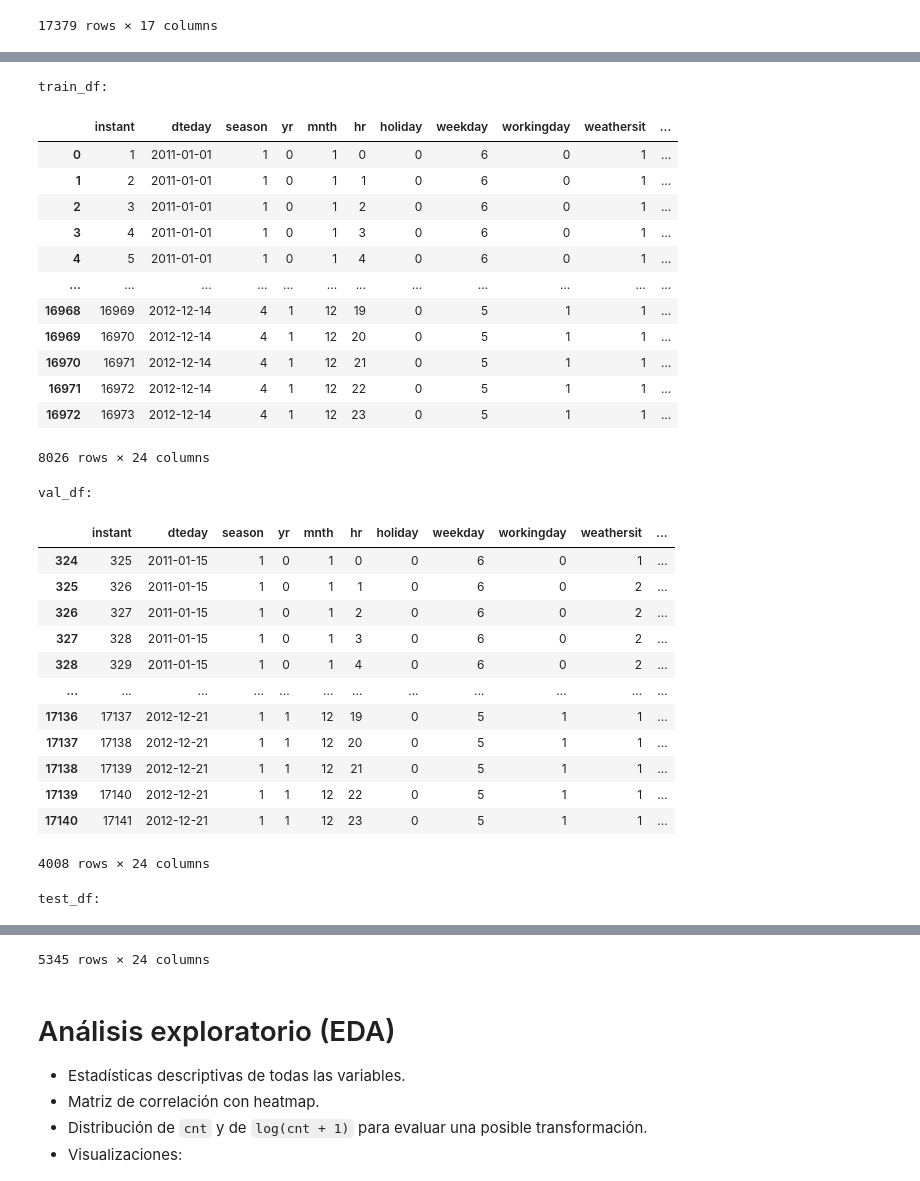
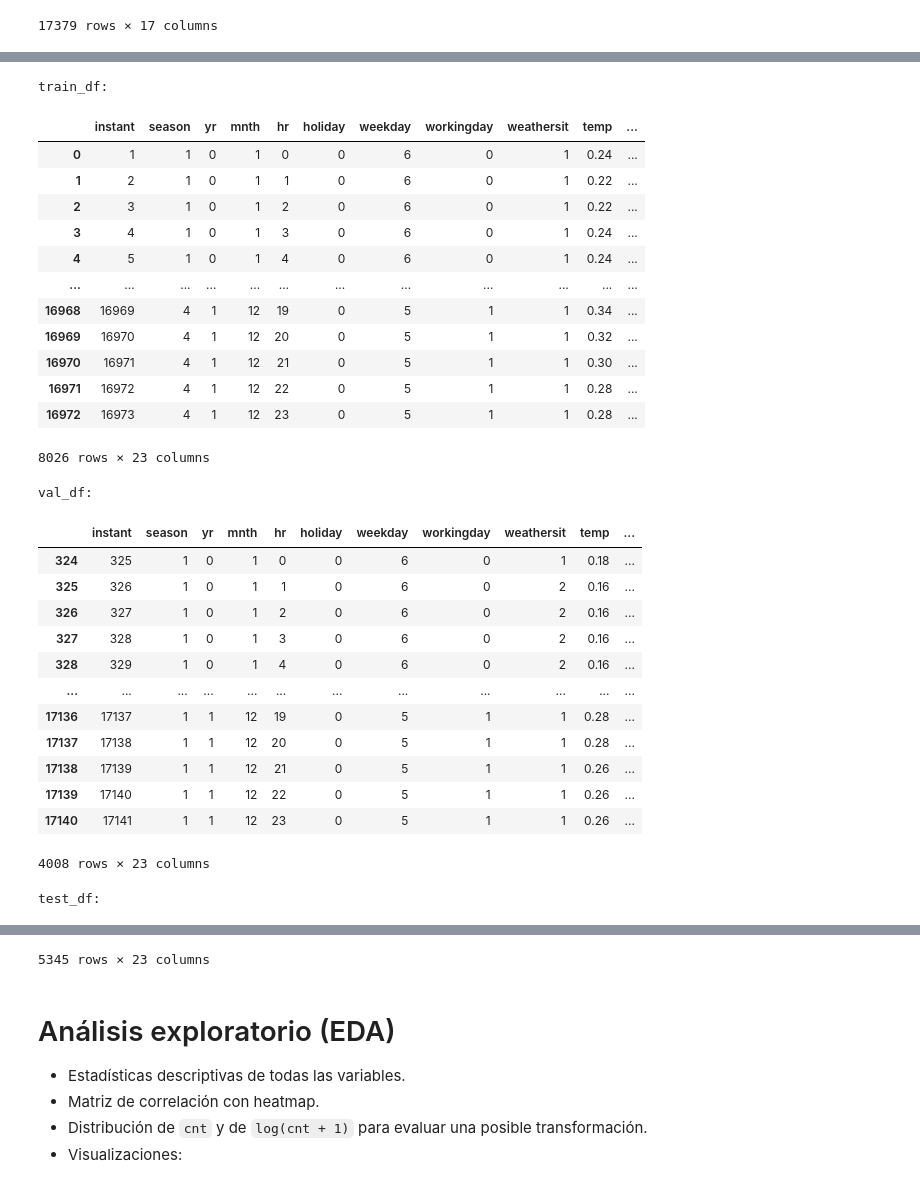
Before and after one commit to BaljeetTM/Tarea1_dataScience, a Jupyter notebook: Taller1.ipynb, the cells around one changed output, grey strips where cells are left out. Cells and saved outputs as stored; diff of their text form; code cells hidden in the pictures.

```diff
--- a/Taller1.ipynb
+++ b/Taller1.ipynb
@@ -78,16 +191,4 @@ Test head:
 # %%
-# === Extracción de características temporales ===
-# Desde 'dteday' (fecha) y 'hr' (hora), derivamos:
-# - hour: hora del día (0-23)
-# - dow: día de la semana (0=Lunes, 6=Domingo)
-# - month: mes (1-12)
-# - year: año (YYYY)
-# Variables derivadas:
-# - is_weekend: 1 si es sábado o domingo
-# - hour_category: {madrugada (0-5), mañana (6-11), tarde (12-17), noche (18-23)}
-# - is_rush_hour: 1 si es hora punta (7-9 y 17-19) EN días laborales (workingday==1)
-
-# Categoría de hora
 def _hour_bin(h):
     if 0 <= h <= 5:
         return 'madrugada'
@@ -97,65 +198,63 @@ def _hour_bin(h):
         return 'tarde'
     return 'noche'
 
-
-
-
 df['dow'] = df['dteday'].dt.weekday
 df['month'] = df['dteday'].dt.month
 df['year'] = df['dteday'].dt.year
-
 
 df['is_weekend'] = df['dow'].isin([5, 6]).astype(int)
 
 df['hour_category'] = df['hr'].apply(_hour_bin)
 
-# Hora punta (rush hour) en días laborales
 df['is_rush_hour'] = (
     ((df['hr'].between(7, 9)) | (df['hr'].between(17, 19))) & (df['workingday'] == 1)
 ).astype(int)
+
+df.drop(columns=['dteday'], inplace=True)
+train_df.drop(columns=['dteday'], inplace=True)
+val_df.drop(columns=['dteday'], inplace=True)
+test_df.drop(columns=['dteday'], inplace=True)
 
 cols_new = [ 'dow', 'month', 'year', 'is_weekend', 'hour_category', 'is_rush_hour']
 for c in cols_new:
     train_df[c] = df.loc[train_df.index, c]
     val_df[c] = df.loc[val_df.index, c]
     test_df[c] = df.loc[test_df.index, c]
 
 
 print('train_df: ')
 display(train_df)
 print('val_df: ')
 display(val_df)
 print('test_df: ')
 display(test_df)
-
-#creo que al hour_categori podriamos hacerlos numero con .encoder
 # %% [output]
 train_df:
-|  | instant | dteday | season | yr | mnth | hr | holiday | weekday | workingday | weathersit | ... |
-| 0 | 1 | 2011-01-01 | 1 | 0 | 1 | 0 | 0 | 6 | 0 | 1 | ... |
-| 1 | 2 | 2011-01-01 | 1 | 0 | 1 | 1 | 0 | 6 | 0 | 1 | ... |
-| 2 | 3 | 2011-01-01 | 1 | 0 | 1 | 2 | 0 | 6 | 0 | 1 | ... |
-| 3 | 4 | 2011-01-01 | 1 | 0 | 1 | 3 | 0 | 6 | 0 | 1 | ... |
-| 4 | 5 | 2011-01-01 | 1 | 0 | 1 | 4 | 0 | 6 | 0 | 1 | ... |
+|  | instant | season | yr | mnth | hr | holiday | weekday | workingday | weathersit | temp | ... |
+| 0 | 1 | 1 | 0 | 1 | 0 | 0 | 6 | 0 | 1 | 0.24 | ... |
+| 1 | 2 | 1 | 0 | 1 | 1 | 0 | 6 | 0 | 1 | 0.22 | ... |
+| 2 | 3 | 1 | 0 | 1 | 2 | 0 | 6 | 0 | 1 | 0.22 | ... |
+| 3 | 4 | 1 | 0 | 1 | 3 | 0 | 6 | 0 | 1 | 0.24 | ... |
+| 4 | 5 | 1 | 0 | 1 | 4 | 0 | 6 | 0 | 1 | 0.24 | ... |
 | ... | ... | ... | ... | ... | ... | ... | ... | ... | ... | ... | ... |
-| 16968 | 16969 | 2012-12-14 | 4 | 1 | 12 | 19 | 0 | 5 | 1 | 1 | ... |
-| 16969 | 16970 | 2012-12-14 | 4 | 1 | 12 | 20 | 0 | 5 | 1 | 1 | ... |
-| 16970 | 16971 | 2012-12-14 | 4 | 1 | 12 | 21 | 0 | 5 | 1 | 1 | ... |
-| 16971 | 16972 | 2012-12-14 | 4 | 1 | 12 | 22 | 0 | 5 | 1 | 1 | ... |
-| 16972 | 16973 | 2012-12-14 | 4 | 1 | 12 | 23 | 0 | 5 | 1 | 1 | ... |
+| 16968 | 16969 | 4 | 1 | 12 | 19 | 0 | 5 | 1 | 1 | 0.34 | ... |
+| 16969 | 16970 | 4 | 1 | 12 | 20 | 0 | 5 | 1 | 1 | 0.32 | ... |
+| 16970 | 16971 | 4 | 1 | 12 | 21 | 0 | 5 | 1 | 1 | 0.30 | ... |
+| 16971 | 16972 | 4 | 1 | 12 | 22 | 0 | 5 | 1 | 1 | 0.28 | ... |
+| 16972 | 16973 | 4 | 1 | 12 | 23 | 0 | 5 | 1 | 1 | 0.28 | ... |
-8026 rows × 24 columns
+8026 rows × 23 columns
 val_df:
-|  | instant | dteday | season | yr | mnth | hr | holiday | weekday | workingday | weathersit | ... |
-| 324 | 325 | 2011-01-15 | 1 | 0 | 1 | 0 | 0 | 6 | 0 | 1 | ... |
-| 325 | 326 | 2011-01-15 | 1 | 0 | 1 | 1 | 0 | 6 | 0 | 2 | ... |
-| 326 | 327 | 2011-01-15 | 1 | 0 | 1 | 2 | 0 | 6 | 0 | 2 | ... |
-| 327 | 328 | 2011-01-15 | 1 | 0 | 1 | 3 | 0 | 6 | 0 | 2 | ... |
-| 328 | 329 | 2011-01-15 | 1 | 0 | 1 | 4 | 0 | 6 | 0 | 2 | ... |
+|  | instant | season | yr | mnth | hr | holiday | weekday | workingday | weathersit | temp | ... |
+| 324 | 325 | 1 | 0 | 1 | 0 | 0 | 6 | 0 | 1 | 0.18 | ... |
+| 325 | 326 | 1 | 0 | 1 | 1 | 0 | 6 | 0 | 2 | 0.16 | ... |
+| 326 | 327 | 1 | 0 | 1 | 2 | 0 | 6 | 0 | 2 | 0.16 | ... |
+| 327 | 328 | 1 | 0 | 1 | 3 | 0 | 6 | 0 | 2 | 0.16 | ... |
+| 328 | 329 | 1 | 0 | 1 | 4 | 0 | 6 | 0 | 2 | 0.16 | ... |
 | ... | ... | ... | ... | ... | ... | ... | ... | ... | ... | ... | ... |
-| 17136 | 17137 | 2012-12-21 | 1 | 1 | 12 | 19 | 0 | 5 | 1 | 1 | ... |
-| 17137 | 17138 | 2012-12-21 | 1 | 1 | 12 | 20 | 0 | 5 | 1 | 1 | ... |
-| 17138 | 17139 | 2012-12-21 | 1 | 1 | 12 | 21 | 0 | 5 | 1 | 1 | ... |
-| 17139 | 17140 | 2012-12-21 | 1 | 1 | 12 | 22 | 0 | 5 | 1 | 1 | ... |
-| 17140 | 17141 | 2012-12-21 | 1 | 1 | 12 | 23 | 0 | 5 | 1 | 1 | ... |
+| 17136 | 17137 | 1 | 1 | 12 | 19 | 0 | 5 | 1 | 1 | 0.28 | ... |
+| 17137 | 17138 | 1 | 1 | 12 | 20 | 0 | 5 | 1 | 1 | 0.28 | ... |
+| 17138 | 17139 | 1 | 1 | 12 | 21 | 0 | 5 | 1 | 1 | 0.26 | ... |
+| 17139 | 17140 | 1 | 1 | 12 | 22 | 0 | 5 | 1 | 1 | 0.26 | ... |
+| 17140 | 17141 | 1 | 1 | 12 | 23 | 0 | 5 | 1 | 1 | 0.26 | ... |
-4008 rows × 24 columns
+4008 rows × 23 columns
 test_df:
@@ -174,4 +273,4 @@ test_df:
-5345 rows × 24 columns
+5345 rows × 23 columns
 # %% [markdown]
 # Análisis exploratorio (EDA)
 
```
Also changed, not shown: parts of 43 cells of this notebook.
